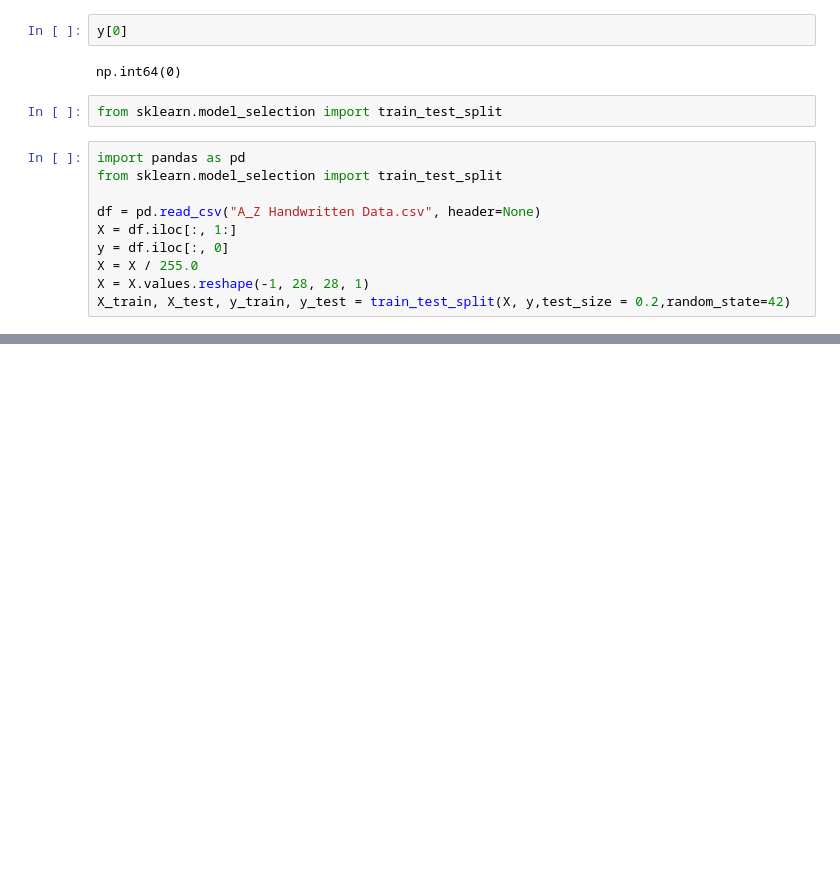
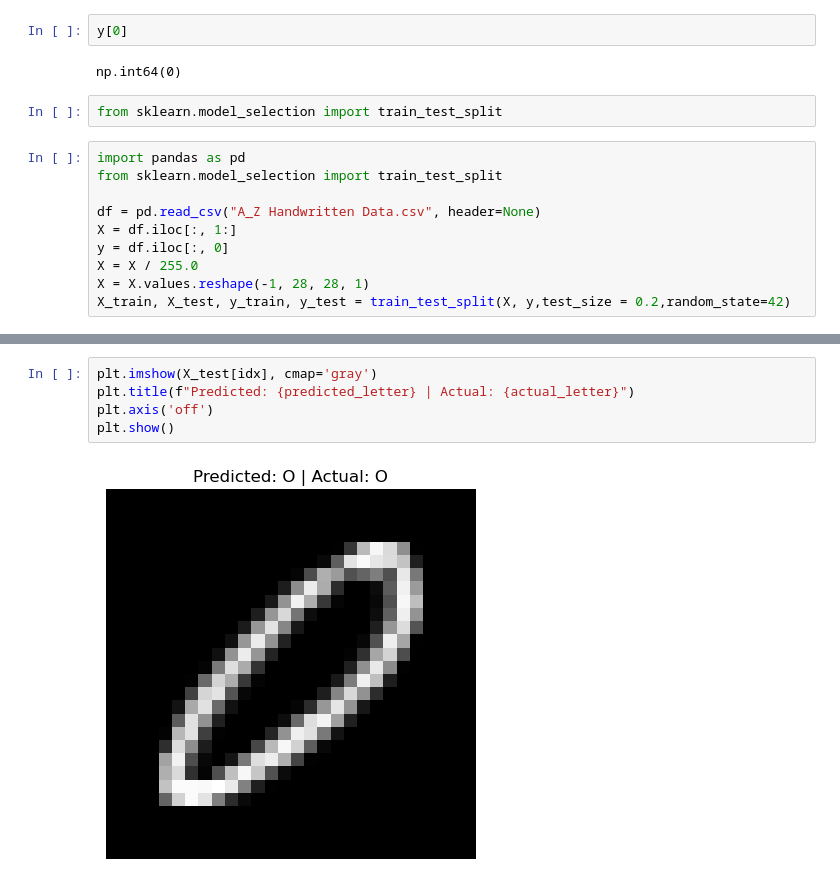
Before and after one commit to Sarthak-Paturkar/handwritten-alphabet-cnn, a Jupyter notebook: alphabets_cnn.ipynb, the cells around one changed output, grey strips where cells are left out. Saved outputs shown, nothing was run; the diff lists cells and outputs as text; blank space fills up the shorter version.

```diff
--- a/alphabets_cnn.ipynb
+++ b/alphabets_cnn.ipynb
@@ -112,0 +265,7 @@ X_train.shape
+# %%
+plt.imshow(X_test[idx], cmap='gray')
+plt.title(f"Predicted: {predicted_letter} | Actual: {actual_letter}")
+plt.axis('off')
+plt.show()
+# %% [output]
+[figure, added]
```
Also changed, not shown: parts of 85 cells of this notebook, 2 other files.
